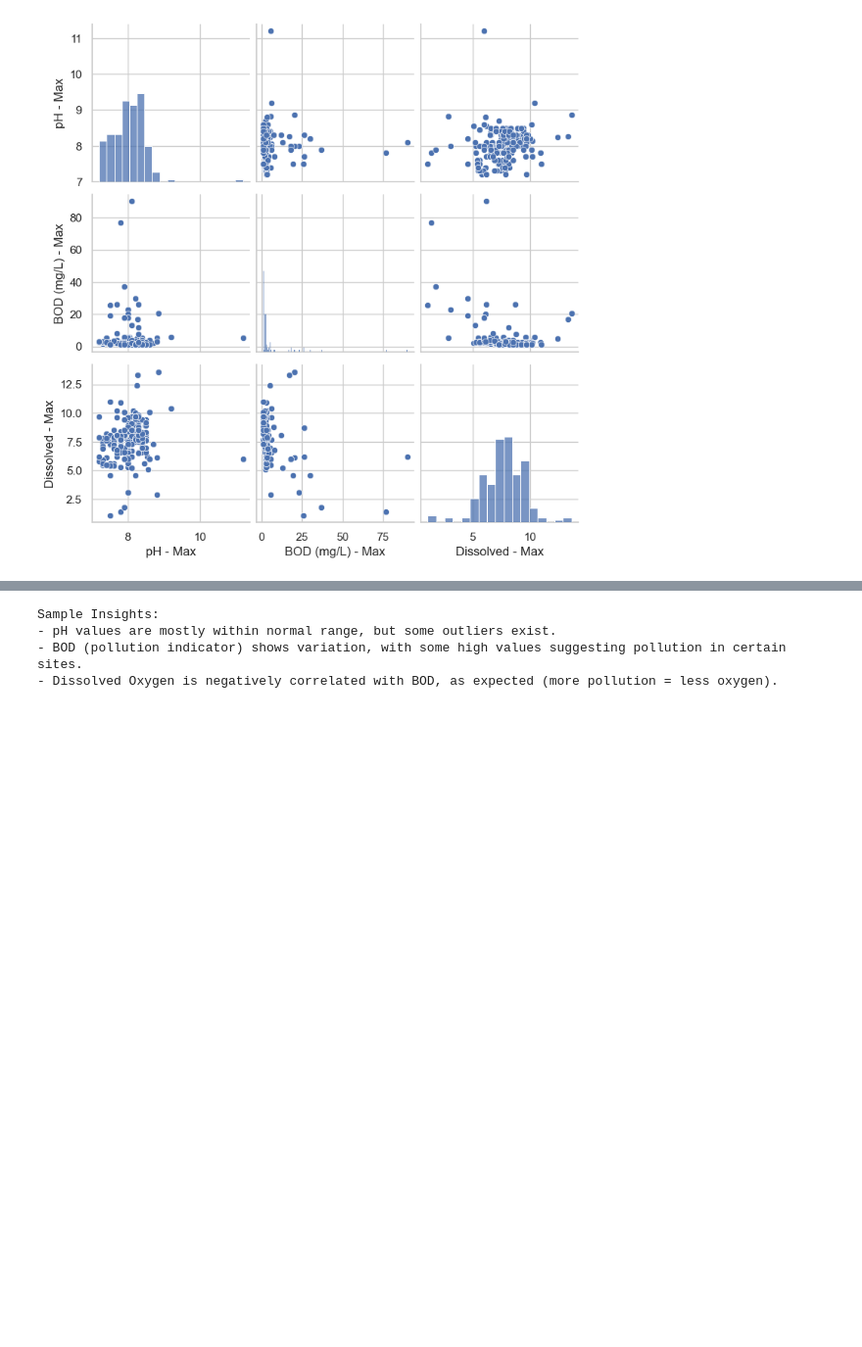
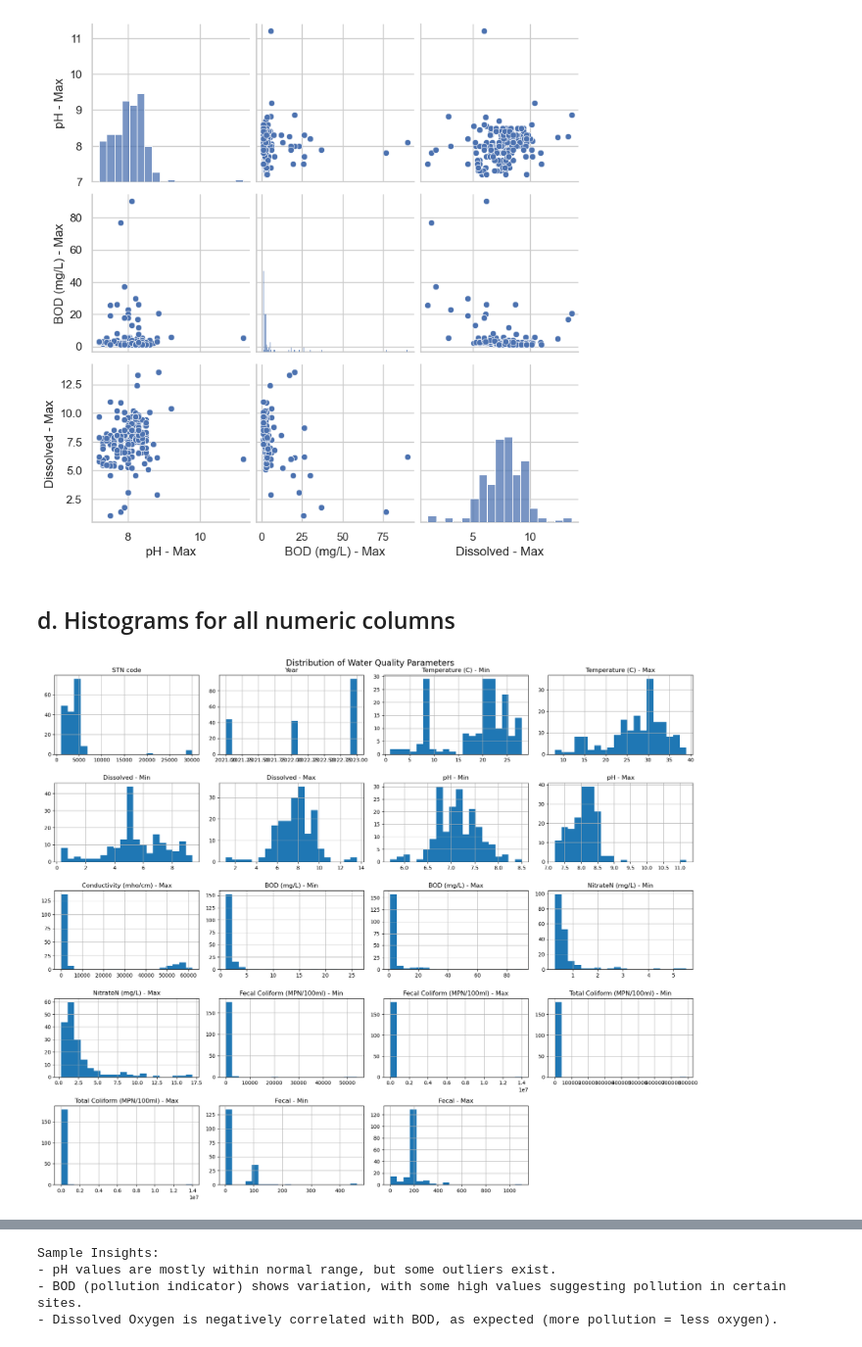
Before and after one commit to PonnapalliHarika/Indian-Water-Quality-Data.WEEK-1, a Jupyter notebook: Week-2-EDA.ipynb, the cells around one changed output, grey strips where cells are left out. Shown: that part at 98% size. Cells and saved outputs as stored; diff of their text form; code cells hidden in the pictures; blank space fills up the shorter version.

```diff
--- a/Week-2-EDA.ipynb
+++ b/Week-2-EDA.ipynb
@@ -4,6 +4,10 @@
 import pandas as pd
 import matplotlib.pyplot as plt
 import seaborn as sns
+import numpy as np
 
-pd.set_option("display.max_columns", None)
-sns.set(style="whitegrid")
+# Load dataset (make sure path is correct)
+df = pd.read_csv(r"C:\Users\bhanu\Desktop\Harika\Courses\GREEN SHELL-AICTE\WEEK-1\Indian_water_data_cleaned.csv")
+
+# Preview first 5 rows
+df.head()
@@ -83,3 +95,12 @@ sns.pairplot(df[["pH - Max","BOD (mg/L) - Max","Dissolved - Max"]])
 plt.show()
 # %% [output]
 [figure]
+# %% [markdown]
+## d. Histograms for all numeric columns
+# %%
+df.hist(bins=20, figsize=(18, 15))
+plt.suptitle("Distribution of Water Quality Parameters", fontsize=16)
+plt.tight_layout()
+plt.show()
+# %% [output]
+[figure, added]
```
Also changed, not shown: parts of 7 cells of this notebook.
